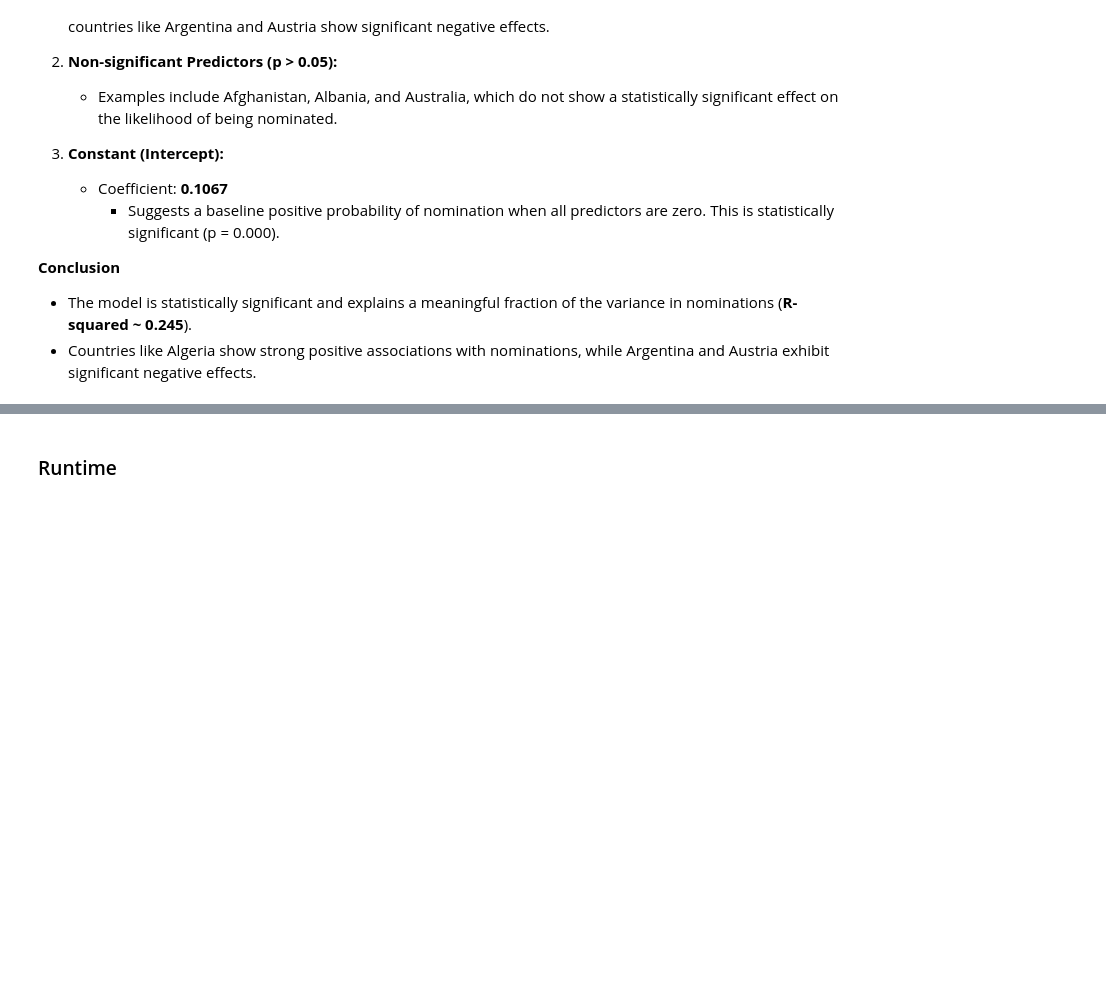
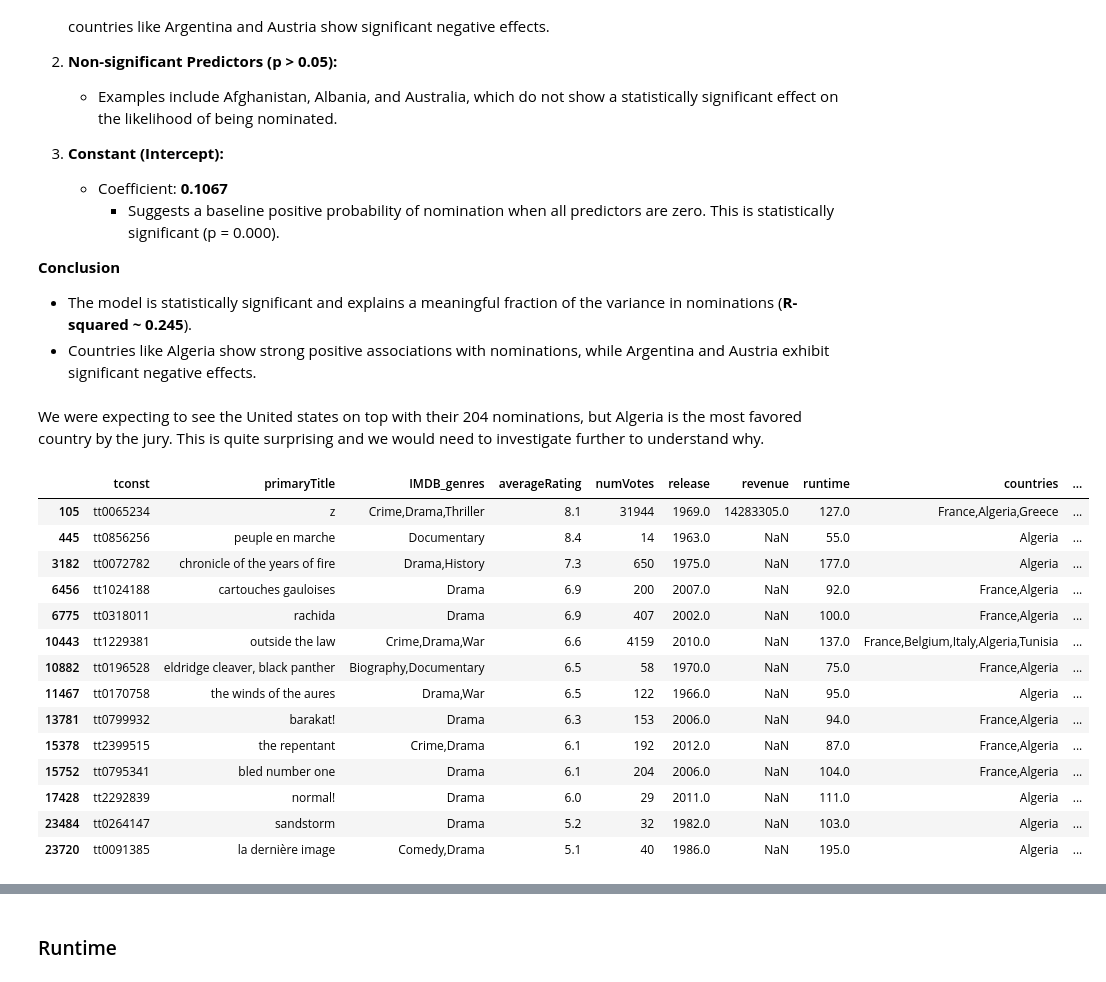
Before and after one commit to epfl-ada/ada-2024-project-badaboum, a Jupyter notebook: results.ipynb, the cells around one changed output, grey strips where cells are left out. Saved outputs shown, nothing was run; the diff lists cells and outputs as text; code cells hidden in the pictures; blank space fills up the shorter version.

Commit message:
feat(q6): add algeria analysis

```diff
--- a/results.ipynb
+++ b/results.ipynb
@@ -916,3 +926,23 @@ Each coefficient represents the effect of that country on the probability of bei
 **Conclusion**
 - The model is statistically significant and explains a meaningful fraction of the variance in nominations (**R-squared ~ 0.245**).
 - Countries like Algeria show strong positive associations with nominations, while Argentina and Austria exhibit significant negative effects.
+# %% [markdown]
+We were expecting to see the United states on top with their 204 nominations, but Algeria is the most favored country by the jury. This is quite surprising and we would need to investigate further to understand why.
+# %%
+display(data[data['countries'].str.contains("Algeria")])
+# %% [output]
+|  | tconst | primaryTitle | IMDB_genres | averageRating | numVotes | release | revenue | runtime | countries | ... |
+| 105 | tt0065234 | z | Crime,Drama,Thriller | 8.1 | 31944 | 1969.0 | 14283305.0 | 127.0 | France,Algeria,Greece | ... |
+| 445 | tt0856256 | peuple en marche | Documentary | 8.4 | 14 | 1963.0 | NaN | 55.0 | Algeria | ... |
+| 3182 | tt0072782 | chronicle of the years of fire | Drama,History | 7.3 | 650 | 1975.0 | NaN | 177.0 | Algeria | ... |
+| 6456 | tt1024188 | cartouches gauloises | Drama | 6.9 | 200 | 2007.0 | NaN | 92.0 | France,Algeria | ... |
+| 6775 | tt0318011 | rachida | Drama | 6.9 | 407 | 2002.0 | NaN | 100.0 | France,Algeria | ... |
+| 10443 | tt1229381 | outside the law | Crime,Drama,War | 6.6 | 4159 | 2010.0 | NaN | 137.0 | France,Belgium,Italy,Algeria,Tunisia | ... |
+| 10882 | tt0196528 | eldridge cleaver, black panther | Biography,Documentary | 6.5 | 58 | 1970.0 | NaN | 75.0 | France,Algeria | ... |
+| 11467 | tt0170758 | the winds of the aures | Drama,War | 6.5 | 122 | 1966.0 | NaN | 95.0 | Algeria | ... |
+| 13781 | tt0799932 | barakat! | Drama | 6.3 | 153 | 2006.0 | NaN | 94.0 | France,Algeria | ... |
+| 15378 | tt2399515 | the repentant | Crime,Drama | 6.1 | 192 | 2012.0 | NaN | 87.0 | France,Algeria | ... |
+| 15752 | tt0795341 | bled number one | Drama | 6.1 | 204 | 2006.0 | NaN | 104.0 | France,Algeria | ... |
+| 17428 | tt2292839 | normal! | Drama | 6.0 | 29 | 2011.0 | NaN | 111.0 | Algeria | ... |
+| 23484 | tt0264147 | sandstorm | Drama | 5.2 | 32 | 1982.0 | NaN | 103.0 | Algeria | ... |
+| 23720 | tt0091385 | la dernière image | Comedy,Drama | 5.1 | 40 | 1986.0 | NaN | 195.0 | Algeria | ... |
```
Also changed, not shown: parts of 4 cells of this notebook.
